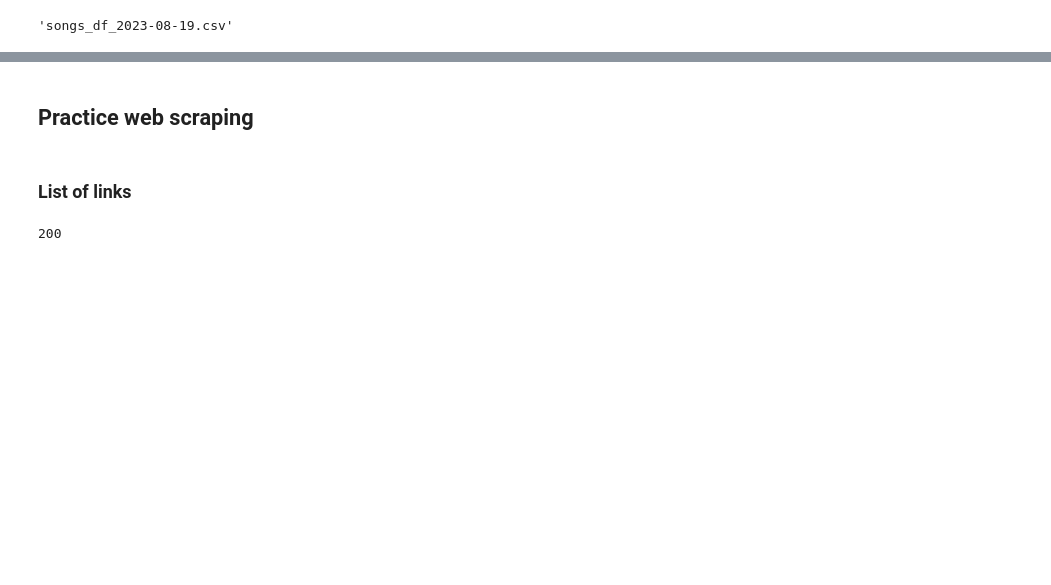
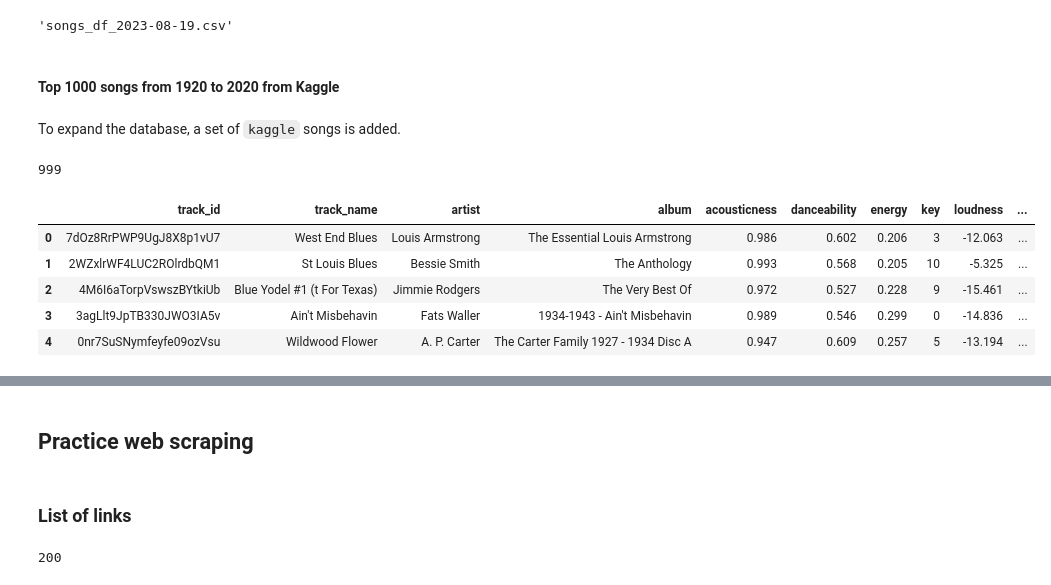
Before and after one commit to RetCast/56_lab-web-scraping-multiple-pages, a Jupyter notebook: web-scraping-multiple-pages.ipynb, the cells around one changed output, grey strips where cells are left out. Drawn from its saved outputs; the diff is of its cells as text; code cells hidden in the pictures; blank space fills up the shorter version.

```diff
--- a/web-scraping-multiple-pages.ipynb
+++ b/web-scraping-multiple-pages.ipynb
@@ -509,0 +510,16 @@ merged_df.to_csv(namefile, index=False)
+# %% [markdown]
+#### Top 1000 songs from 1920 to 2020 from Kaggle
+# %% [markdown]
+To expand the database, a set of `kaggle` songs is added.
+# %%
+df3 = pd.read_csv('top1000_songs.csv')
+print(len(df3))
+df3.head()
+# %% [output]
+999
+|  | track_id | track_name | artist | album | acousticness | danceability | energy | key | loudness | ... |
+| 0 | 7dOz8RrPWP9UgJ8X8p1vU7 | West End Blues | Louis Armstrong | The Essential Louis Armstrong | 0.986 | 0.602 | 0.206 | 3 | -12.063 | ... |
+| 1 | 2WZxlrWF4LUC2ROlrdbQM1 | St Louis Blues | Bessie Smith | The Anthology | 0.993 | 0.568 | 0.205 | 10 | -5.325 | ... |
+| 2 | 4M6I6aTorpVswszBYtkiUb | Blue Yodel #1 (t For Texas) | Jimmie Rodgers | The Very Best Of | 0.972 | 0.527 | 0.228 | 9 | -15.461 | ... |
+| 3 | 3agLlt9JpTB330JWO3IA5v | Ain't Misbehavin | Fats Waller | 1934-1943 - Ain't Misbehavin | 0.989 | 0.546 | 0.299 | 0 | -14.836 | ... |
+| 4 | 0nr7SuSNymfeyfe09ozVsu | Wildwood Flower | A. P. Carter | The Carter Family 1927 - 1934 Disc A | 0.947 | 0.609 | 0.257 | 5 | -13.194 | ... |
```
Also changed, not shown: parts of 14 cells of this notebook.
